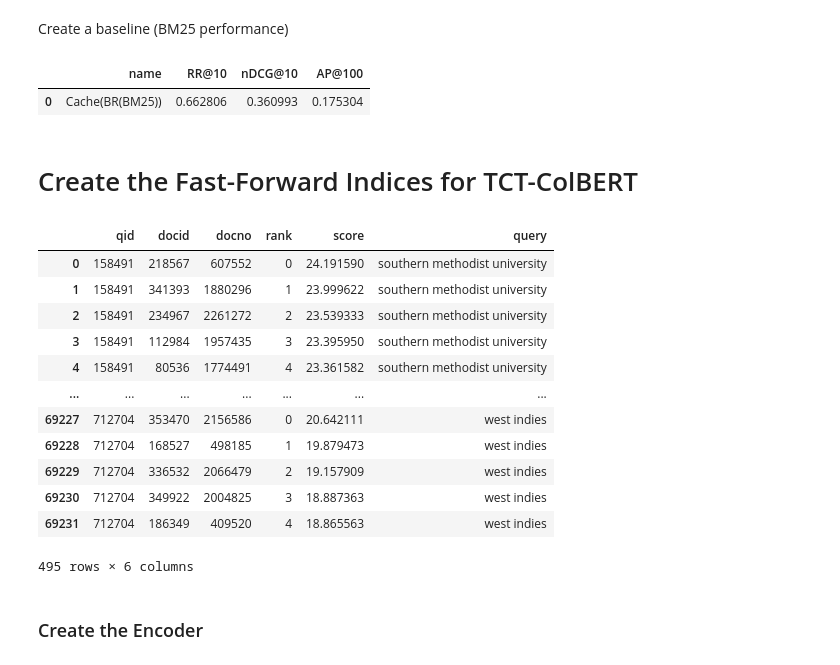
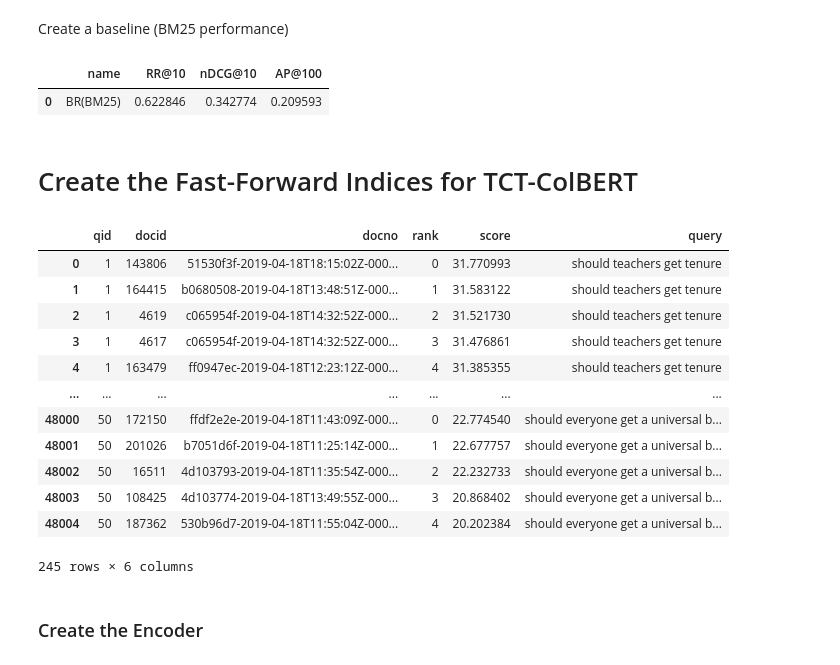
Before and after one commit to tomighita/ir-query-expansion, a Jupyter notebook: 02-experiment.ipynb, the cells around one changed output. Drawn from its saved outputs; the diff is of its cells as text; code cells hidden in the pictures.

```diff
--- a/02-experiment.ipynb
+++ b/02-experiment.ipynb
@@ -47,9 +43,12 @@ Create a lexical index (for `BM25` and `RM3`)
 # %%
 from pathlib import Path
 
-idx_path = Path("cqadupstack_idx_blocks").absolute()
+idx_path = Path("indices/webis_idx_blocks").absolute()
 
 index_ref = pt.index.IterDictIndexer(
     str(idx_path),
+    meta={'docno': 40},
     blocks=True,
+    # stopwords=None,
+    # stemmer=None,
 ).index(dataset.get_corpus_iter(), fields=["text"])
@@ -58,38 +60,38 @@ Create a baseline (BM25 performance)
 # %%
 from pyterrier.measures import RR, nDCG, MAP
 
 index = pt.IndexFactory.of(str(idx_path))
 
 bm25 = pt.BatchRetrieve(index, wmodel="BM25")
 rm3 = pt.rewrite.RM3(index)
-testset = pt.get_dataset("irds:wikir/en1k/test")
+testset = pt.get_dataset("irds:beir/webis-touche2020/v2")
 pt.Experiment(
-    [~bm25],
-    testset.get_topics(),
+    [bm25],
+    testset.get_topics('text'),
     testset.get_qrels(),
     eval_metrics=[RR @ 10, nDCG @ 10, MAP @ 100],
 )
 # %% [output]
 |  | name | RR@10 | nDCG@10 | AP@100 |
-| 0 | Cache(BR(BM25)) | 0.662806 | 0.360993 | 0.175304 |
+| 0 | BR(BM25) | 0.622846 | 0.342774 | 0.209593 |
 # %% [markdown]
 # Create the Fast-Forward Indices for TCT-ColBERT
 # %%
 (bm25 % 5)(testset.get_topics('text')) #candidates
 # %% [output]
 |  | qid | docid | docno | rank | score | query |
-| 0 | 158491 | 218567 | 607552 | 0 | 24.191590 | southern methodist university |
-| 1 | 158491 | 341393 | 1880296 | 1 | 23.999622 | southern methodist university |
-| 2 | 158491 | 234967 | 2261272 | 2 | 23.539333 | southern methodist university |
-| 3 | 158491 | 112984 | 1957435 | 3 | 23.395950 | southern methodist university |
-| 4 | 158491 | 80536 | 1774491 | 4 | 23.361582 | southern methodist university |
+| 0 | 1 | 143806 | 51530f3f-2019-04-18T18:15:02Z-000... | 0 | 31.770993 | should teachers get tenure |
+| 1 | 1 | 164415 | b0680508-2019-04-18T13:48:51Z-000... | 1 | 31.583122 | should teachers get tenure |
+| 2 | 1 | 4619 | c065954f-2019-04-18T14:32:52Z-000... | 2 | 31.521730 | should teachers get tenure |
+| 3 | 1 | 4617 | c065954f-2019-04-18T14:32:52Z-000... | 3 | 31.476861 | should teachers get tenure |
+| 4 | 1 | 163479 | ff0947ec-2019-04-18T12:23:12Z-000... | 4 | 31.385355 | should teachers get tenure |
 | ... | ... | ... | ... | ... | ... | ... |
-| 69227 | 712704 | 353470 | 2156586 | 0 | 20.642111 | west indies |
-| 69228 | 712704 | 168527 | 498185 | 1 | 19.879473 | west indies |
-| 69229 | 712704 | 336532 | 2066479 | 2 | 19.157909 | west indies |
-| 69230 | 712704 | 349922 | 2004825 | 3 | 18.887363 | west indies |
-| 69231 | 712704 | 186349 | 409520 | 4 | 18.865563 | west indies |
+| 48000 | 50 | 172150 | ffdf2e2e-2019-04-18T11:43:09Z-000... | 0 | 22.774540 | should everyone get a universal b... |
+| 48001 | 50 | 201026 | b7051d6f-2019-04-18T11:25:14Z-000... | 1 | 22.677757 | should everyone get a universal b... |
+| 48002 | 50 | 16511 | 4d103793-2019-04-18T11:35:54Z-000... | 2 | 22.232733 | should everyone get a universal b... |
+| 48003 | 50 | 108425 | 4d103774-2019-04-18T13:49:55Z-000... | 3 | 20.868402 | should everyone get a universal b... |
+| 48004 | 50 | 187362 | 530b96d7-2019-04-18T11:55:04Z-000... | 4 | 20.202384 | should everyone get a universal b... |
-495 rows × 6 columns
+245 rows × 6 columns
 # %% [markdown]
 ### Create the Encoder
 # %%
```
Also changed, not shown: parts of 14 cells of this notebook, 8 other files.
